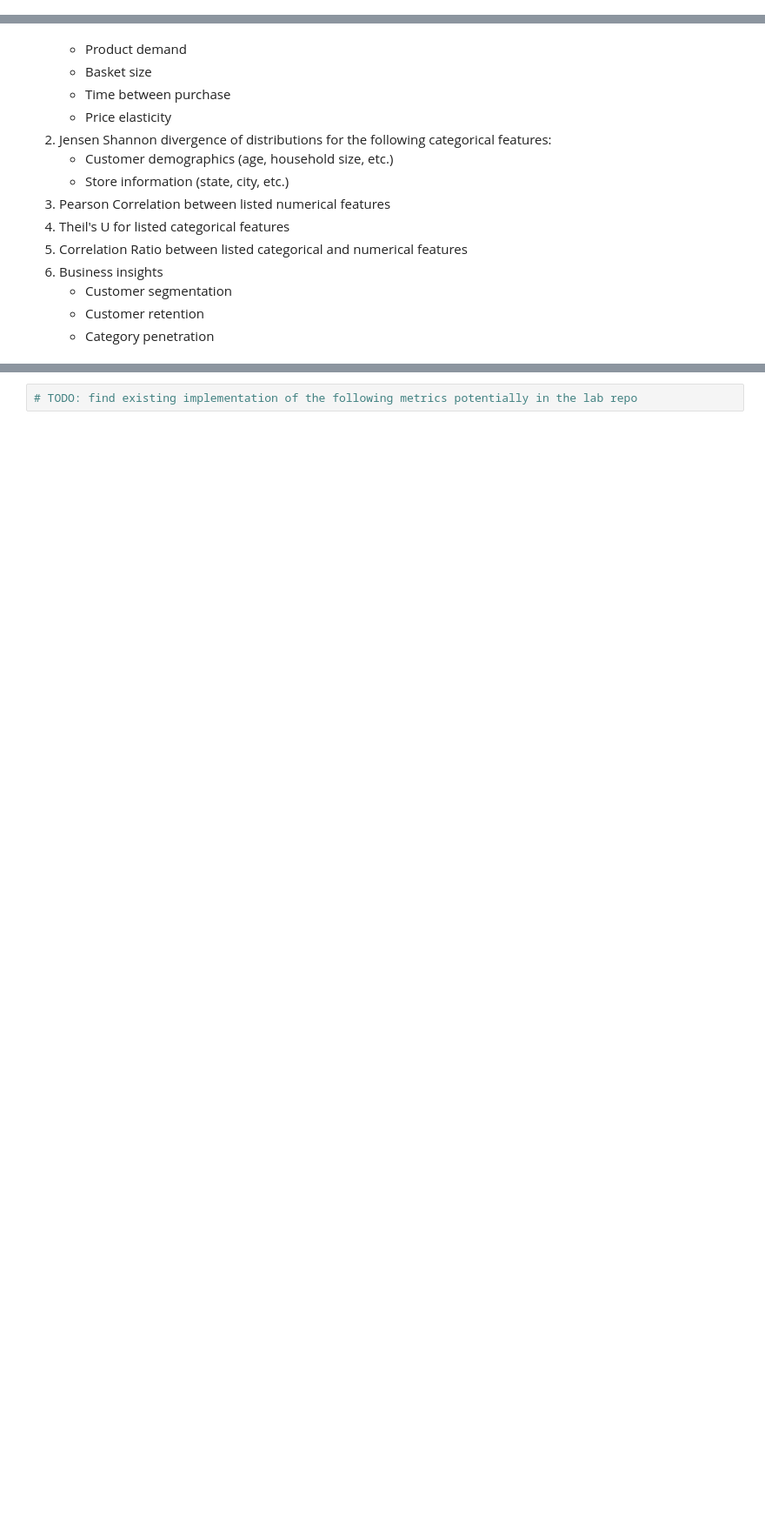
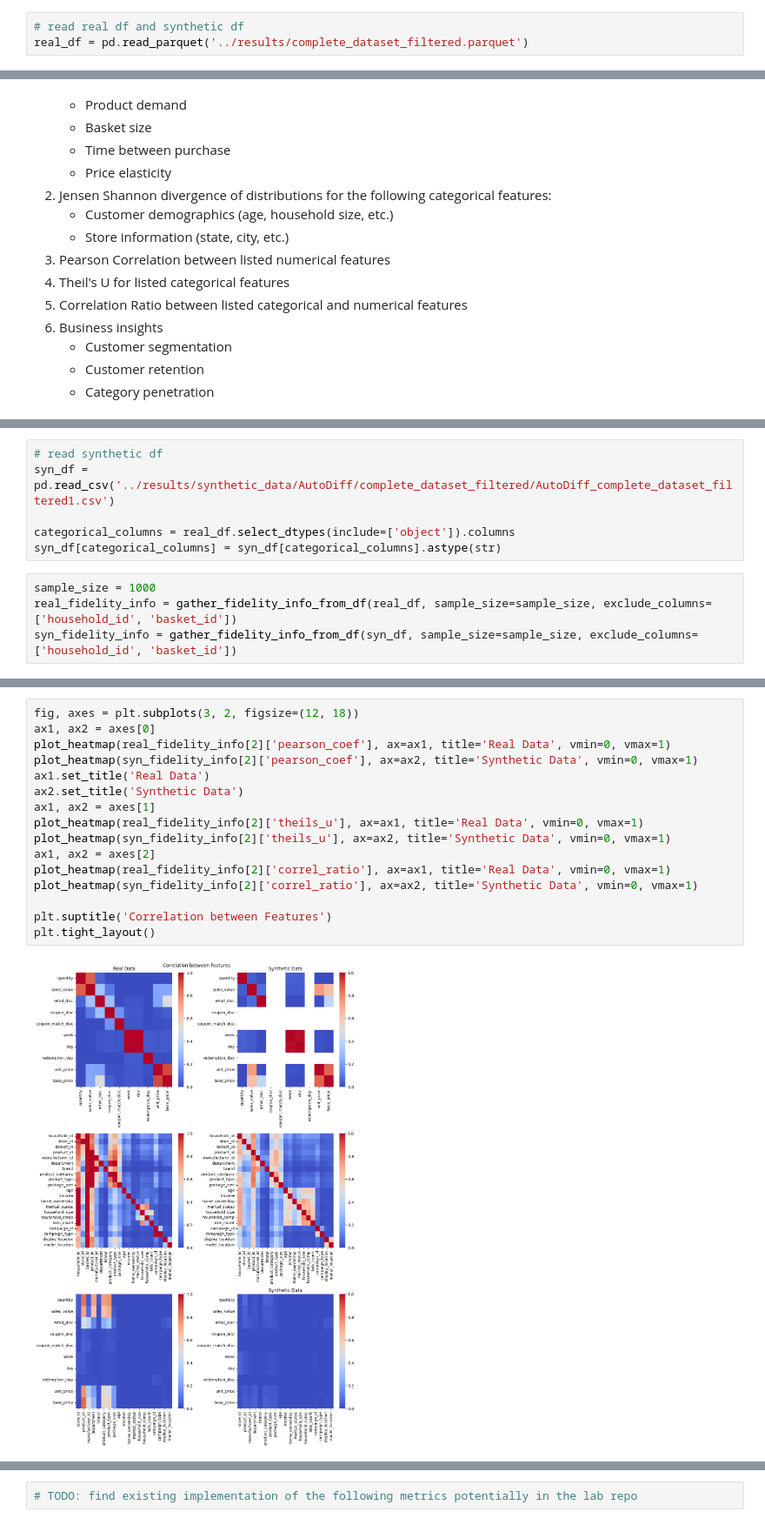
Before and after one commit to YuXia-SR/syncomp, a Jupyter notebook: notebooks/report.ipynb, the cells around one changed output, grey strips where cells are left out. Shown at 87% size. Drawn from its saved outputs; the diff is of its cells as text; blank space fills up the shorter version.

Commit message:
test run on the fidelity score

```diff
--- a/notebooks/report.ipynb
+++ b/notebooks/report.ipynb
@@ -12,6 +23,9 @@ from syncomp import metrics
 For a deep dive into the dataset exploration and data cleaning, please refer to notebook [Complete Journey Data Exploration](https://github.com/RetailMarketingAI/retailsynth/blob/main/analysis_workflow/1_complete_journey_eda/1_preprocess_analysis.ipynb).
 # %%
 # TODO: Show distributions of some key categorical variables and numerical variables we're gonna use to evaluate the model.
+# %%
+# read real df and synthetic df
+real_df = pd.read_parquet('../results/complete_dataset_filtered.parquet')
 # %% [markdown]
 ## Models
 1. StaSy
@@ -50,0 +64,10 @@ For a deep dive into the dataset exploration and data cleaning, please refer to
+# %%
+# read synthetic df
+syn_df = pd.read_csv('../results/synthetic_data/AutoDiff/complete_dataset_filtered/AutoDiff_complete_dataset_filtered1.csv')
+
+categorical_columns = real_df.select_dtypes(include=['object']).columns
+syn_df[categorical_columns] = syn_df[categorical_columns].astype(str)
+# %%
+sample_size = 1000
+real_fidelity_info = gather_fidelity_info_from_df(real_df, sample_size=sample_size, exclude_columns=['household_id', 'basket_id'])
+syn_fidelity_info = gather_fidelity_info_from_df(syn_df, sample_size=sample_size, exclude_columns=['household_id', 'basket_id'])
@@ -51,3 +118,21 @@ For a deep dive into the dataset exploration and data cleaning, please refer to
+# %%
+fig, axes = plt.subplots(3, 2, figsize=(12, 18))
+ax1, ax2 = axes[0]
+plot_heatmap(real_fidelity_info[2]['pearson_coef'], ax=ax1, title='Real Data', vmin=0, vmax=1)
+plot_heatmap(syn_fidelity_info[2]['pearson_coef'], ax=ax2, title='Synthetic Data', vmin=0, vmax=1)
+ax1.set_title('Real Data')
+ax2.set_title('Synthetic Data')
+ax1, ax2 = axes[1]
+plot_heatmap(real_fidelity_info[2]['theils_u'], ax=ax1, title='Real Data', vmin=0, vmax=1)
+plot_heatmap(syn_fidelity_info[2]['theils_u'], ax=ax2, title='Synthetic Data', vmin=0, vmax=1)
+ax1, ax2 = axes[2]
+plot_heatmap(real_fidelity_info[2]['correl_ratio'], ax=ax1, title='Real Data', vmin=0, vmax=1)
+plot_heatmap(syn_fidelity_info[2]['correl_ratio'], ax=ax2, title='Synthetic Data', vmin=0, vmax=1)
+
+plt.suptitle('Correlation between Features')
+plt.tight_layout()
+# %% [output]
+[figure, added]
 # %% [markdown]
 ### Utility
 We define a classification task and a regression task to justify if statistical ML models can learn the patterns from the synthetic data. Classification task is to predict whether the customer will make a purchase at one time step. Regression task is to predict the total demand or revenue of a customer at one time step.
```
Also changed, not shown: parts of 10 cells of this notebook, 8 other files.
